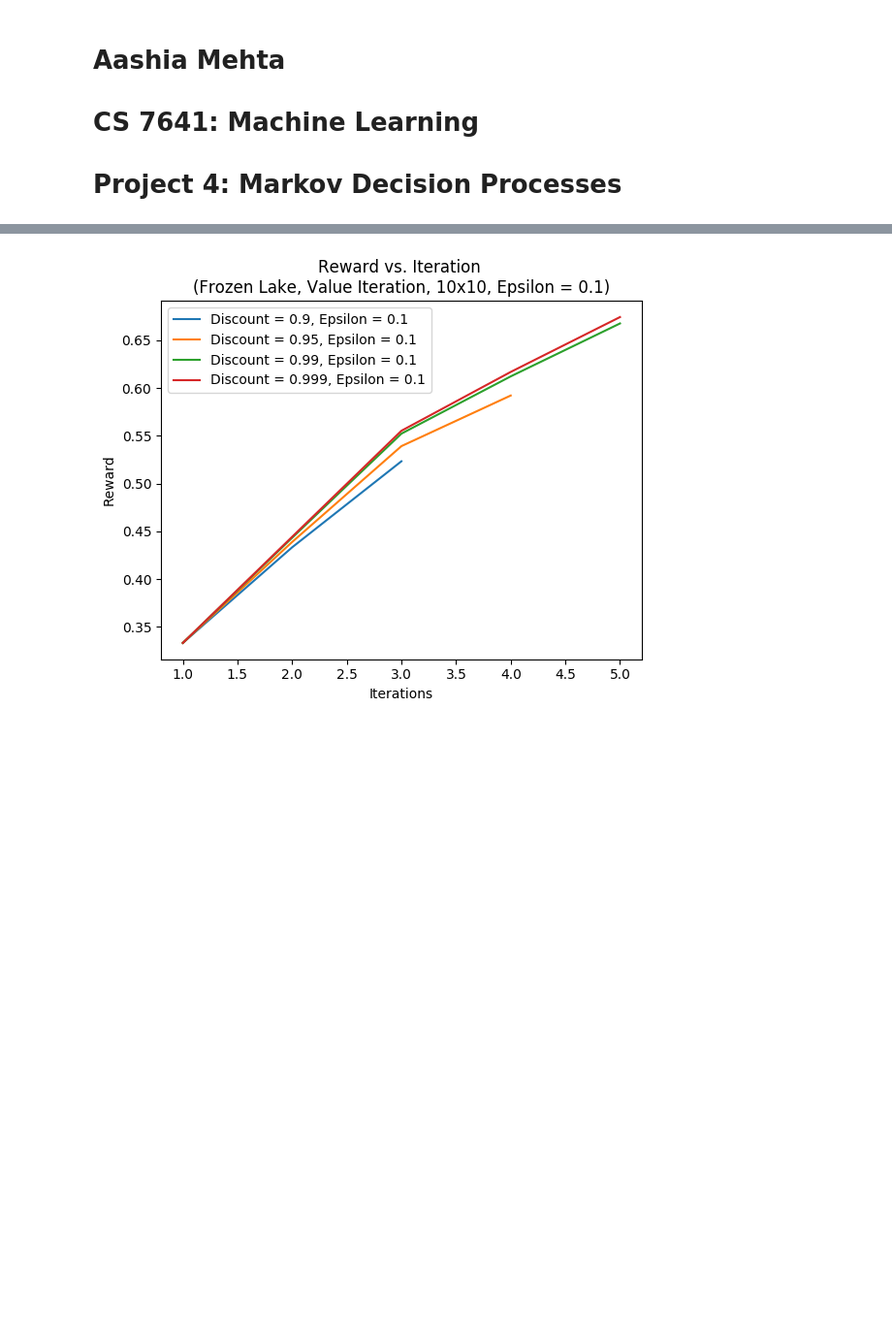
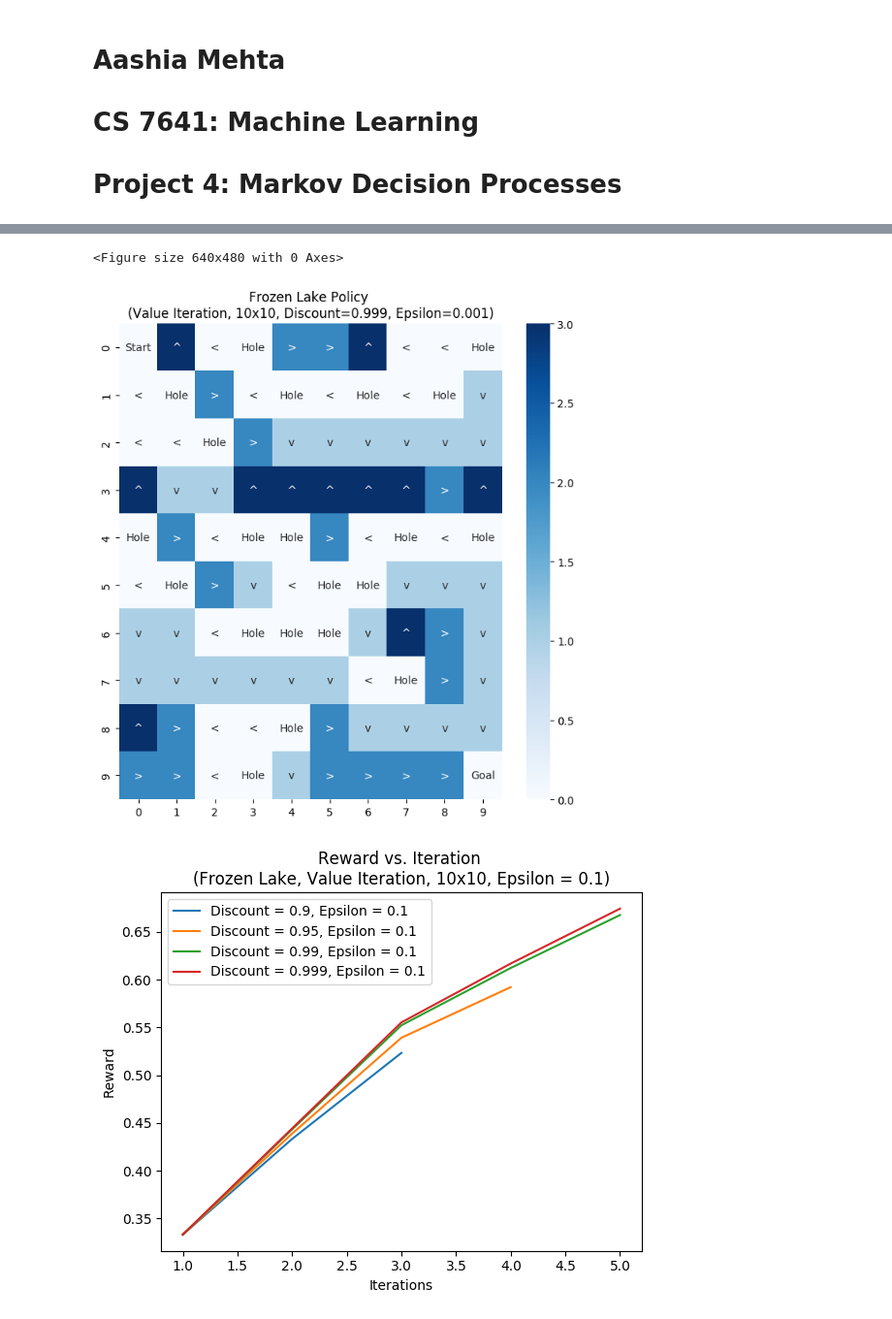
Before and after one commit to aashiamehta/MachineLearning, a Jupyter notebook: Project4/markov_decision_processes.ipynb, the cells around one changed output, grey strips where cells are left out. Shown at 97% size. Drawn from its saved outputs; the diff is of its cells as text; code cells hidden in the pictures; blank space fills up the shorter version.

Commit message:
added more graphs

```diff
--- a/Project4/markov_decision_processes.ipynb
+++ b/Project4/markov_decision_processes.ipynb
@@ -20,8 +23,8 @@ from gym.envs.toy_text.frozen_lake import generate_random_map
 # %%
-def plot_reward_iterations(run_stats, title, size, label):
+def plot_reward_iterations(run_stats, title, label):
     iterations = [stat['Iteration'] for stat in run_stats]
     rewards = [stat['Reward'] for stat in run_stats]
-    plt.title("Reward vs. Iteration \n(Frozen Lake, " + title + ", " + size + ")")
+    plt.title("Reward vs. Iteration \n(" + title + ")")
     plt.xlabel("Iterations")
     plt.ylabel("Reward")
     plt.plot(iterations, rewards, label=label)
@@ -38,38 +62,43 @@ def plot_time_iterations(run_stats, title, size, label):
 # %%
+# FROZEN LAKE: VALUE ITERATION (10)
 np.random.seed(0)
-
 random_map = generate_random_map(size=10)
 P, R = example.openai("FrozenLake-v1", desc=random_map)
 
 discounts = [0.9, 0.95, 0.99, 0.999]
 for i in range(len(discounts)):
     vi = mdp.ValueIteration(P, R, discounts[i], epsilon=0.01)
     vi.run()
     vi_run_stats = vi.run_stats
-    plot_reward_iterations(vi_run_stats, "Value Iteration", "10x10, Epsilon = 0.01",
+    plot_reward_iterations(vi_run_stats, "Frozen Lake, Value Iteration, 10x10, Epsilon = 0.01",
                            "Discount = " + str(discounts[i]) + ", Epsilon = " + str(0.01))
 plt.show()
 plt.close()
 
 for i in range(len(discounts)):
     vi = mdp.ValueIteration(P, R, discounts[i], epsilon=0.001)
     vi.run()
     vi_run_stats = vi.run_stats
-    plot_reward_iterations(vi_run_stats, "Value Iteration", "10x10, Epsilon = 0.001",
+    plot_reward_iterations(vi_run_stats, "Frozen Lake, Value Iteration, 10x10, Epsilon = 0.001",
                            "Discount = " + str(discounts[i]) + ", Epsilon = " + str(0.001))
+    if discounts[i] == 0.999:
+        policy = vi.policy
+        create_frozen_lake_map('Frozen Lake Policy \n(Value Iteration, 10x10, Discount=0.999, Epsilon=0.001)', random_map, policy, 10, figsize=8)
 plt.show()
 plt.close()
 
 for i in range(len(discounts)):
     vi = mdp.ValueIteration(P, R, discounts[i], epsilon=0.1)
     vi.run()
     vi_run_stats = vi.run_stats
-    plot_reward_iterations(vi_run_stats, "Value Iteration", "10x10, Epsilon = 0.1",
+    plot_reward_iterations(vi_run_stats, "Frozen Lake, Value Iteration, 10x10, Epsilon = 0.1",
                            "Discount = " + str(discounts[i]) + ", Epsilon = " + str(0.1))
 plt.show()
 plt.close()
 # %% [output]
 [figure]
 [figure]
+<Figure size 640x480 with 0 Axes>
-[figure, old version]
+[figure, new version]
+[figure, added]
 # %%
```
Also changed, not shown: parts of 14 cells of this notebook, 1 other file.
